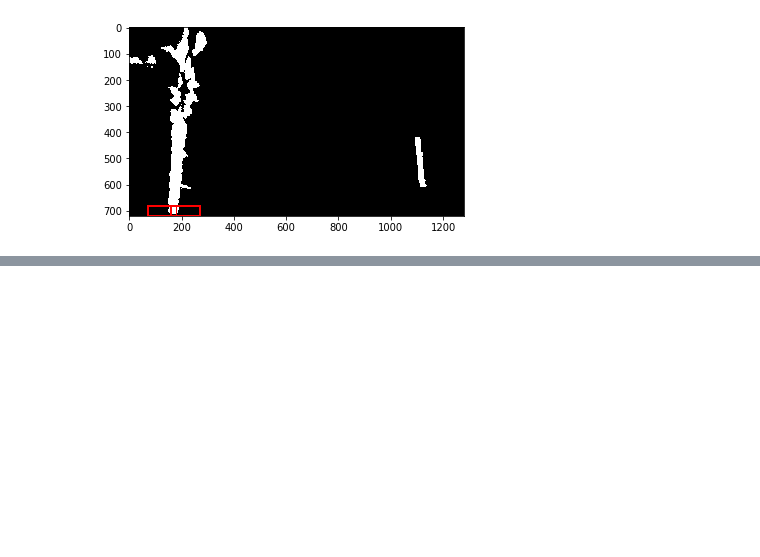
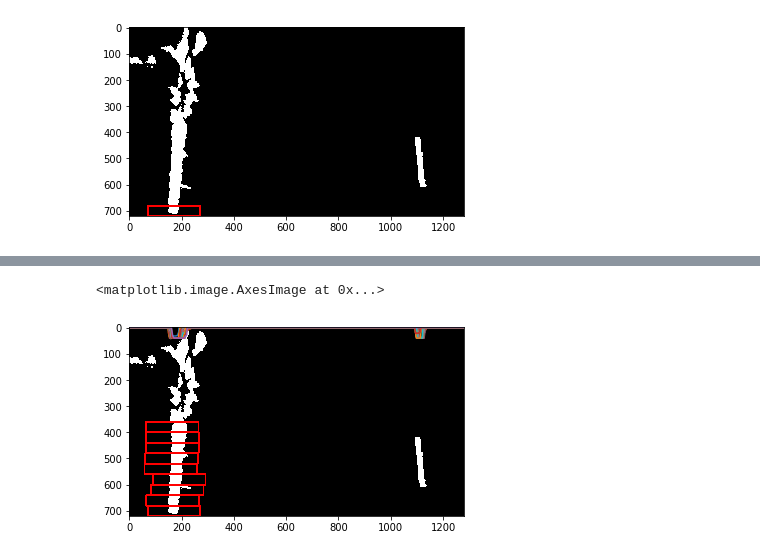
Before and after one commit to tleyden/CarND-Advanced-Lane-Lines, a Jupyter notebook: SlidingWindow.ipynb, the cells around one changed output, grey strips where cells are left out. Cells and saved outputs as stored; diff of their text form; code cells hidden in the pictures; blank space fills up the shorter version.

```diff
--- a/SlidingWindow.ipynb
+++ b/SlidingWindow.ipynb
@@ -102,11 +104,9 @@ left_lane_bottom_left: (71, 720), left_lane_top_right: (271, 680)
 <matplotlib.image.AxesImage at 0x...>
 [figure]
 # %%
-# Helper function
+# Helper function to find out which activated
+# pixels from nonzeroy and nonzerox above actually fall into the window.
 def get_activated_window(pt1, pt2, nonzero_pts):
-
-    #print("get_activated_window called with pt1: {} pt2: {}".format(pt1, pt2))
-    #print("pt1[0]: {} pt2[0]: {} max: {}".format(type(pt1[0]), type(pt2[0]), type(max)))
 
     # find min x coord
     min_x = min(pt1[0], pt2[0])
@@ -127,14 +127,6 @@ def get_activated_window(pt1, pt2, nonzero_pts):
                             nonzero_pt[1] >= min_x and
                             nonzero_pt[1] <= max_x) ]
 
-    print("min_x: {} max_x: {} min_y: {} max_y: {}".format(min_x, max_x, min_y, max_y))
-
-    for nonzero_pt in np.transpose(np.nonzero(nonzero_pts)):
-        if (nonzero_pt[0] >= min_y and
-                            nonzero_pt[0] <= max_y and
-                            nonzero_pt[1] >= min_x and
-                            nonzero_pt[1] <= max_x):
-            print("nonzero_pt {} matches filter".format(nonzero_pt))
-
+    # print("min_x: {} max_x: {} min_y: {} max_y: {}".format(min_x, max_x, min_y, max_y))
 
     return nonzero_filtered
@@ -141,11 +175,7 @@ def get_activated_window(pt1, pt2, nonzero_pts):
 # %%
-# for window in range(nwindows):
-#     # Identify window boundaries in x and y (and right and left)
-#     win_y_low = binary_warped.shape[0] - (window+1)*window_height
-#     win_y_high = binary_warped.shape[0] - window*window_height
-#     print("win_y_low: {} win_y_high: {}".format(win_y_low, win_y_high))
-
-print("----------------------")
+# Create empty lists to receive left and right lane pixel coords
+left_lane_coords = []
+right_lane_coords = []
 
 shift_y = binary_warped_top_half.shape[0]
 for window in reversed(range(nwindows)):
@@ -169,27 +199,49 @@ for window in reversed(range(nwindows)):
     right_lane_bottom_left_pt_x = int(rightx_current - margin)
     right_lane_top_right_x = int(rightx_current + margin)
 
-    # Calcualte right lane rectangle points
+    # Calculate right lane rectangle points
     right_lane_bottom_left = (right_lane_bottom_left_pt_x, win_y_bottom)
     right_lane_top_right = (right_lane_top_right_x, win_y_top)
 
-
     # Now that we know the boundaries of our window, find out which activated
     # pixels from nonzeroy and nonzerox above actually fall into the window.
-    activated_left_lane = get_activated_window(left_lane_bottom_left, left_lane_top_right, binary_warped.nonzero())
+    activated_left_lane = get_activated_window(
+        left_lane_bottom_left,
+        left_lane_top_right,
+        binary_warped.nonzero())
     print("len(activated_left_lane): {}".format(len(activated_left_lane)))
+    left_lane_coords.append(activated_left_lane)
 
-    activated_right_lane = get_activated_window(right_lane_bottom_left, right_lane_top_right, binary_warped.nonzero())
+    activated_right_lane = get_activated_window(
+        right_lane_bottom_left,
+        right_lane_top_right,
+        binary_warped.nonzero())
     print("len(activated_right_lane): {}".format(len(activated_right_lane)))
+    right_lane_coords.append(activated_right_lane)
 
     # If the number of pixels you found in Step 4 are greater than your
     # hyperparameter minpix, re-center our window (i.e. leftx_current or rightx_current) based on the mean position of these pixels.
+    leftx_current = get_updated_window_center(
+        leftx_current,
+        left_lane_bottom_left,
+        left_lane_top_right,
+        activated_left_lane,
+        is_left=True,
+    )
+    rightx_current = get_updated_window_center(
+        rightx_current,
+        right_lane_bottom_left,
+        right_lane_top_right,
+        activated_right_lane,
+        is_left=False,
+    )
+
+    cv2.rectangle(out_img, left_lane_bottom_left, left_lane_top_right, 255, 5)
 
     # Append these to our lists left_lane_inds and right_lane_inds.
 
-
-
-
     print("left_lane_bottom_left: {} left_lane_top_right: {}".format(left_lane_bottom_left, left_lane_top_right))
     print("right_lane_bottom_left: {} right_lane_top_right: {}".format(right_lane_bottom_left, right_lane_top_right))
+
+plt.imshow(out_img)
 # %% [output]
@@ -213,3 +265,5 @@ right_lane_bottom_left: (1012, 360) right_lane_top_right: (1212, 400)
+<matplotlib.image.AxesImage at 0x...>
+[figure, added]
 # %%
 for window in range(1):
     print("leftx_current: {}, rightx_current: {}, window_height: {}".format(leftx_current, rightx_current, window_height))
```
Also changed, not shown: parts of 3 cells of this notebook.
